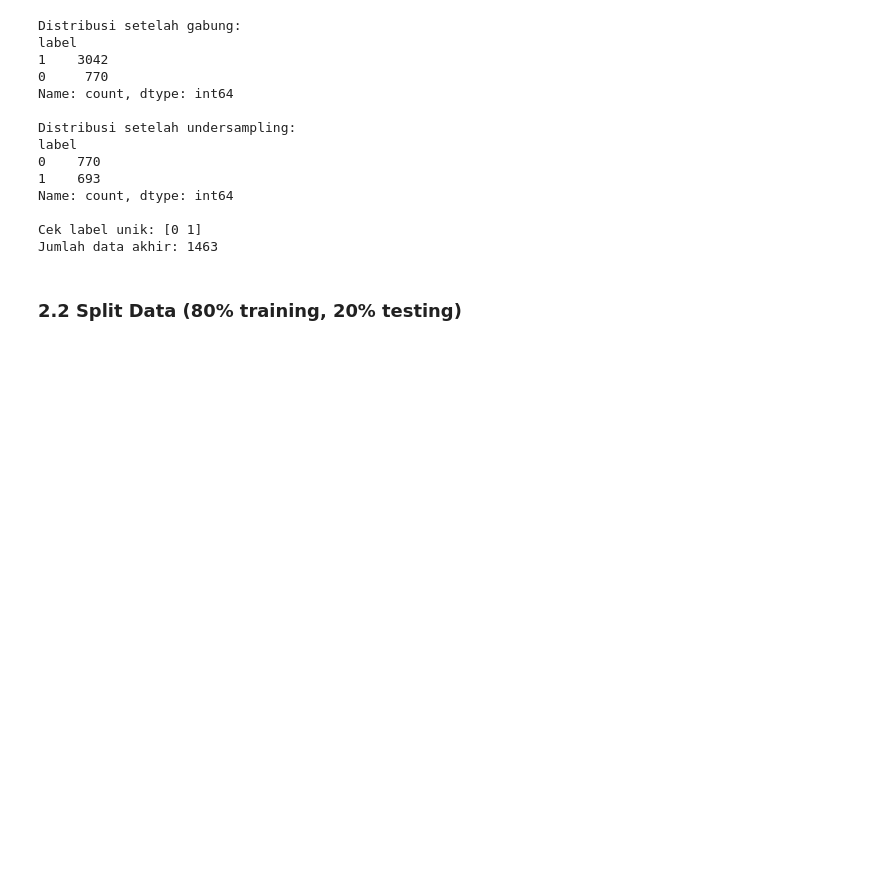
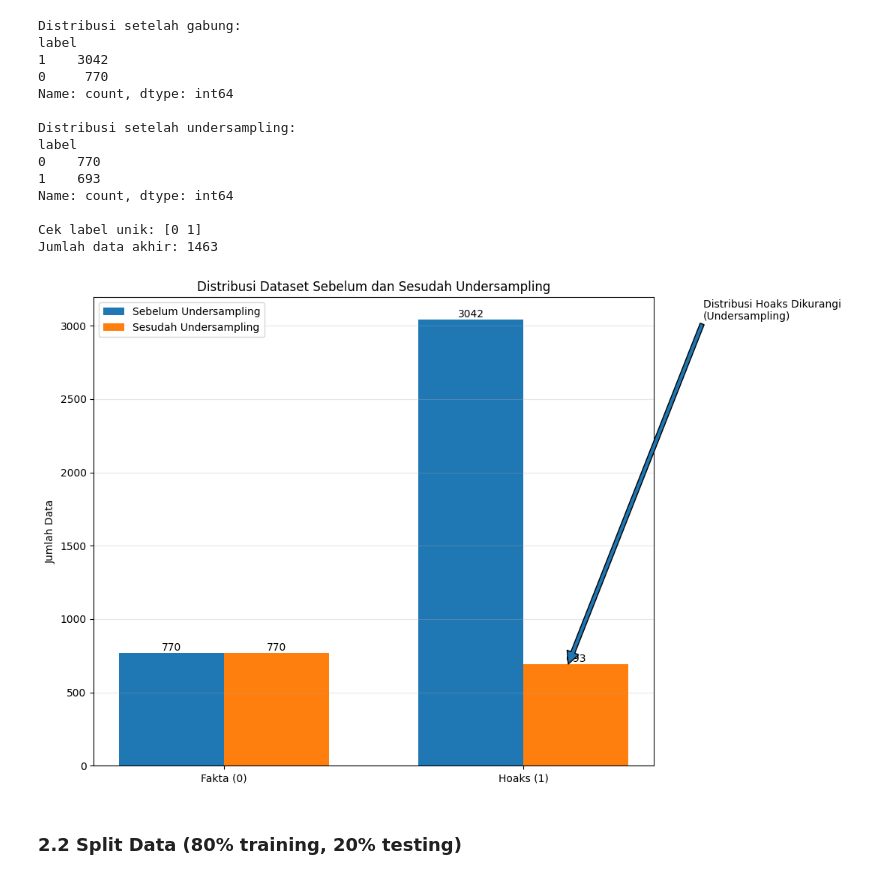
Before and after one commit to Fauzan2617/IndoHoax-Stacking-Detector---Stacking-Ensemble, a Jupyter notebook: notebooks/01_preprocessing.ipynb, the cells around one changed output. Cells and saved outputs as stored; diff of their text form; code cells hidden in the pictures; blank space fills up the shorter version.

```diff
--- a/notebooks/01_preprocessing.ipynb
+++ b/notebooks/01_preprocessing.ipynb
@@ -177,6 +177,84 @@ Name: count, dtype: int64
 
 Cek label unik: [0 1]
 Jumlah data akhir: 1463
+# %%
+# Plot batang distribusi datset
+# ============================================================
+# 6. VISUALISASI DISTRIBUSI DATASET (VERSI LEBIH BAGUS)
+# ============================================================
+
+import matplotlib.pyplot as plt
+import numpy as np
+
+# Distribusi
+before_counts = df['label'].value_counts().sort_index()
+after_counts = df_balanced['label'].value_counts().sort_index()
+
+labels = ['Fakta (0)', 'Hoaks (1)']
+
+x = np.arange(len(labels))
+width = 0.35
+
+plt.figure(figsize=(11,7))
+
+# Bar chart
+bars1 = plt.bar(
+    x - width/2,
+    before_counts.values,
+    width,
+    label='Sebelum Undersampling'
+)
+
+bars2 = plt.bar(
+    x + width/2,
+    after_counts.values,
+    width,
+    label='Sesudah Undersampling'
+)
+
+# Angka di atas bar
+for bar in bars1:
+    y = bar.get_height()
+    plt.text(
+        bar.get_x() + bar.get_width()/2,
+        y + 15,
+        f'{int(y)}',
+        ha='center'
+    )
+
+for bar in bars2:
+    y = bar.get_height()
+    plt.text(
+        bar.get_x() + bar.get_width()/2,
+        y + 15,
+        f'{int(y)}',
+        ha='center'
+    )
+
+# Tambahkan garis perubahan hoaks
+plt.annotate(
+    'Distribusi Hoaks Dikurangi\n(Undersampling)',
+    xy=(1.15, after_counts.values[1]),
+    xytext=(1.6, before_counts.values[1]),
+    arrowprops=dict(),
+    fontsize=10
+)
+
+plt.xticks(x, labels)
+
+plt.ylabel('Jumlah Data')
+plt.title('Distribusi Dataset Sebelum dan Sesudah Undersampling')
+
+plt.legend()
+
+# Grid biar enak dibaca
+plt.grid(axis='y', alpha=0.3)
+
+plt.tight_layout()
+
+plt.show()
+# %% [output]
+[figure, added]
 # %% [markdown]
 ### 2.2 Split Data (80% training, 20% testing)
 # %%
```
Also changed, not shown: 6 other files.
